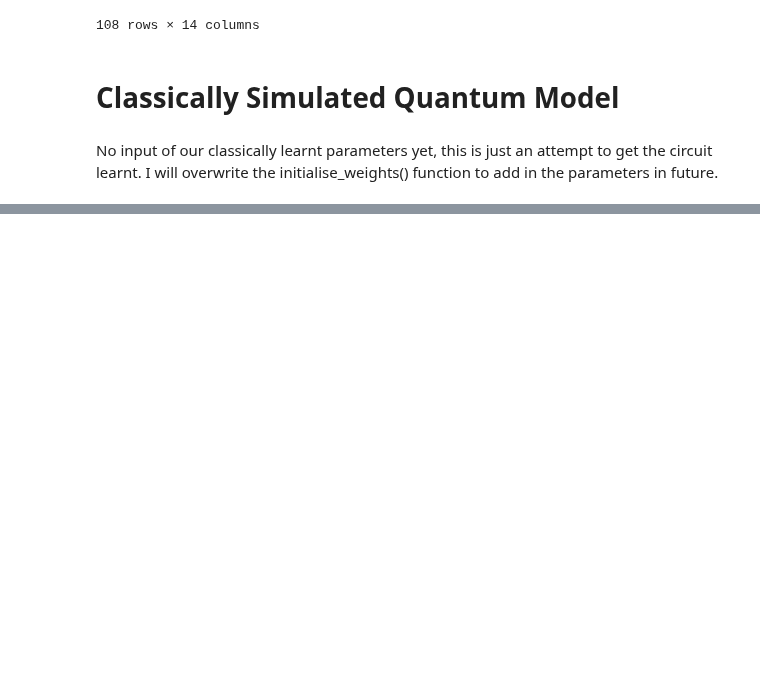
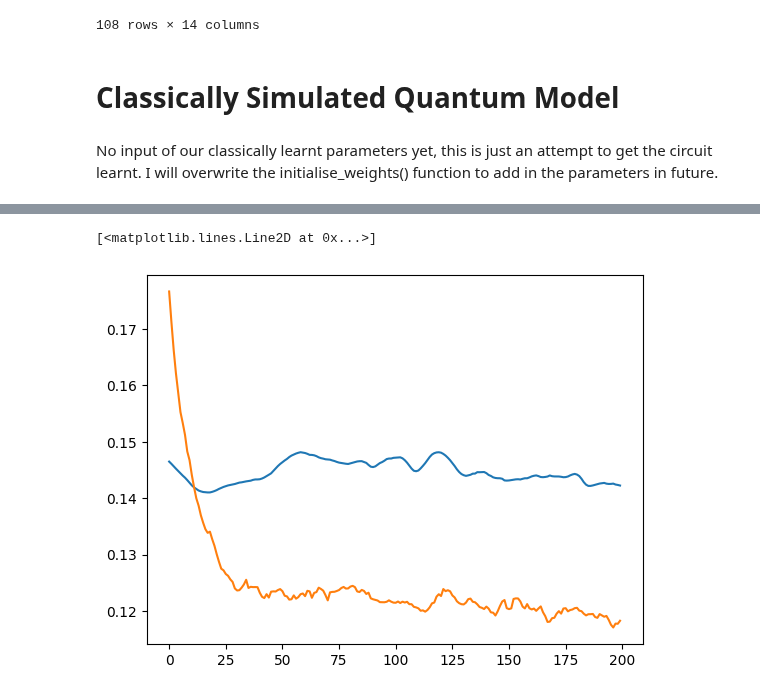
Before and after one commit to henry-dev-atkins/QNLP_MasterWork, a Jupyter notebook: IanMeeting.ipynb, the cells around one changed output, grey strips where cells are left out. Cells and saved outputs as stored; diff of their text form; code cells hidden in the pictures; blank space fills up the shorter version.

```diff
--- a/IanMeeting.ipynb
+++ b/IanMeeting.ipynb
@@ -384,0 +387,20 @@ model.initialise_weights()
+# %%
+def custom_cosine(y_hat, y):
+    a_y_hat = y_hat.reshape(-1,1)
+    a_y = y.reshape(-1,1)
+    return torch.nn.functional.cosine_similarity(a_y_hat, a_y)
+	#return torch.nn.functional.cosine_embedding_loss(a_y_hat, a_y)
+
+trainer = PytorchTrainer(
+    model=model,
+    loss_function=torch.nn.functional.mse_loss, #
+    optimizer=torch.optim.SGD , # Use SPSA, SGD
+    learning_rate=1.0,
+    epochs=EPOCHS,
+    evaluate_functions={'mse': torch.nn.functional.mse_loss,'l1_loss':torch.nn.functional.l1_loss, 'poisson_nll':torch.nn.functional.poisson_nll_loss},
+    evaluate_on_train=True,
+    use_tensorboard=False,
+    verbose='text',
+    seed=SEED)
+
+trainer.fit(train_dataset, val_dataset)
@@ -448,0 +449,6 @@ ParameterList(
+# %%
+plt.plot(epoch_count, trainer.val_costs)
+plt.plot(epoch_count, trainer.train_epoch_costs)
+# %% [output]
+[<matplotlib.lines.Line2D at 0x...>]
+[figure, added]
```
Also changed, not shown: parts of 8 cells of this notebook.
